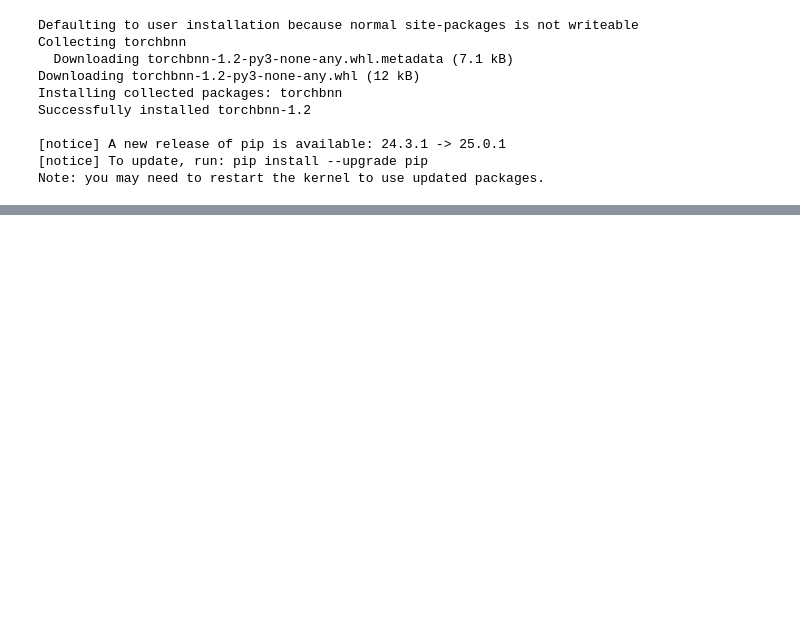
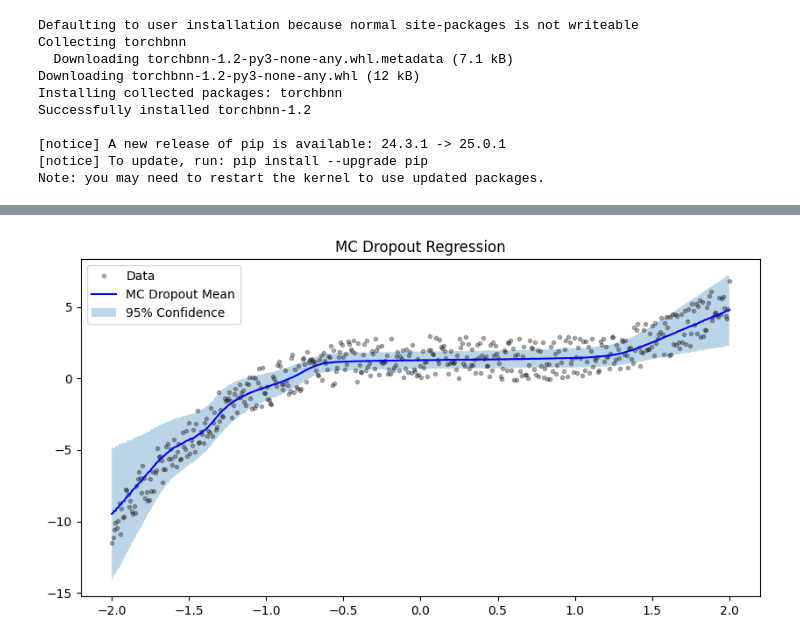
Before and after one commit to jaewook-lee4014/MultiFidelity-ProcessOpt, a Jupyter notebook: 6. TestCode/BNN.ipynb, the cells around one changed output, grey strips where cells are left out. Saved outputs shown, nothing was run; the diff lists cells and outputs as text; code cells hidden in the pictures; blank space fills up the shorter version.

```diff
--- a/6. TestCode/BNN.ipynb
+++ b/6. TestCode/BNN.ipynb
@@ -151,0 +208,27 @@ plt.show()
+# %%
+
+
+# ✅ MC Dropout 예측 함수
+def mc_predict(model, x_tensor, num_samples=5000):
+    model.train()  # dropout 켜기
+    preds = [model(x_tensor).detach().numpy() for _ in range(num_samples)]
+    preds = np.stack(preds, axis=0)  # (num_samples, N, 1)
+    mean = preds.mean(axis=0).squeeze()
+    std = preds.std(axis=0).squeeze()
+    return mean, std
+
+# ✅ 예측
+mean_pred, std_pred = mc_predict(model, X_tensor, num_samples=5000)
+lower = mean_pred - 1.96 * std_pred
+upper = mean_pred + 1.96 * std_pred
+
+# ✅ 시각화 (GPR과 동일하게)
+plt.figure(figsize=(10, 5))
+plt.plot(X, Y, 'k.', alpha=0.3, label='Data')
+plt.plot(X, mean_pred, 'b-', label='MC Dropout Mean')
+plt.fill_between(X.ravel(), lower, upper, alpha=0.3, label='95% Confidence')
+plt.legend()
+plt.title("MC Dropout Regression")
+plt.show()
+# %% [output]
+[figure, added]
```
Also changed, not shown: parts of 15 cells of this notebook, 11 other files.
